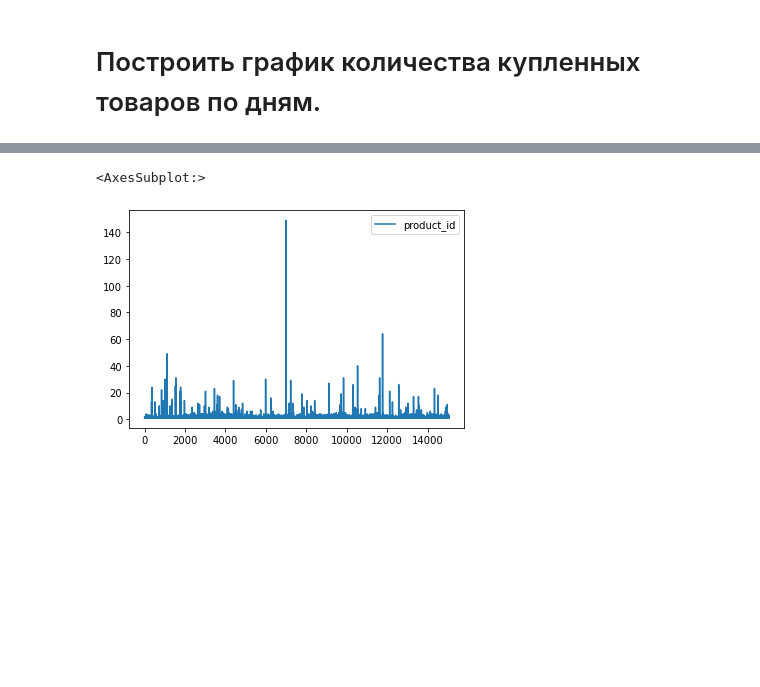
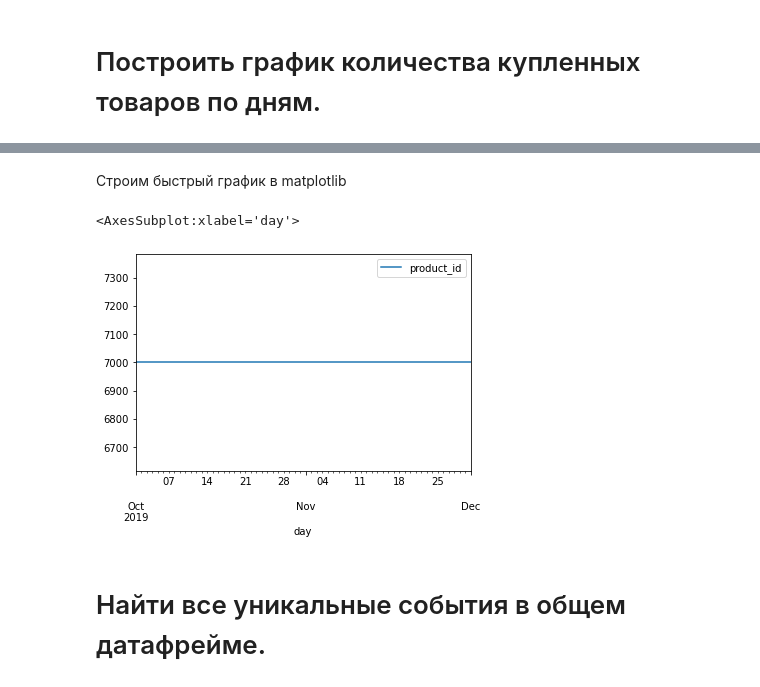
Before and after one commit to AlexVachkan/Data-exploration, a Jupyter notebook: Sima_land/sima_analitics_test.ipynb, the cells around one changed output, grey strips where cells are left out. Saved outputs shown, nothing was run; the diff lists cells and outputs as text; code cells hidden in the pictures; blank space fills up the shorter version.

```diff
--- a/Sima_land/sima_analitics_test.ipynb
+++ b/Sima_land/sima_analitics_test.ipynb
@@ -172,5 +179,10 @@ sns.barplot(
+# %% [markdown]
+Строим быстрый график в matplotlib
 # %%
-df.pivot_table(index='event_time', values='product_id', aggfunc='count').reset_index().plot()
+# line
+df.pivot_table(index='day', values='product_id', aggfunc='count').reset_index().plot('day', 'product_id')
 # %% [output]
-<AxesSubplot:>
+<AxesSubplot:xlabel='day'>
-[figure, old version]
+[figure, new version]
+# %% [markdown]
+# Найти все уникальные события в общем датафрейме.
```
Also changed, not shown: parts of 34 cells of this notebook.
